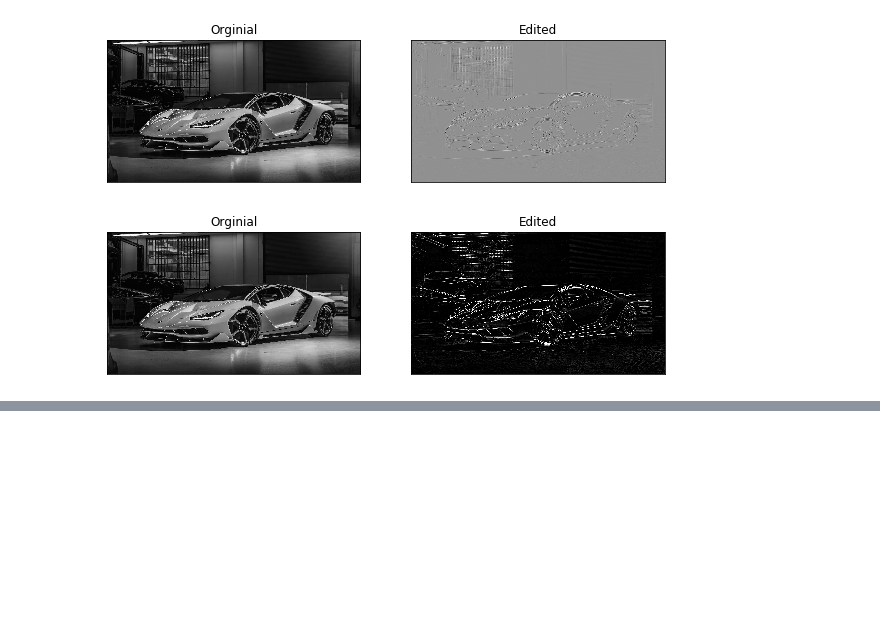
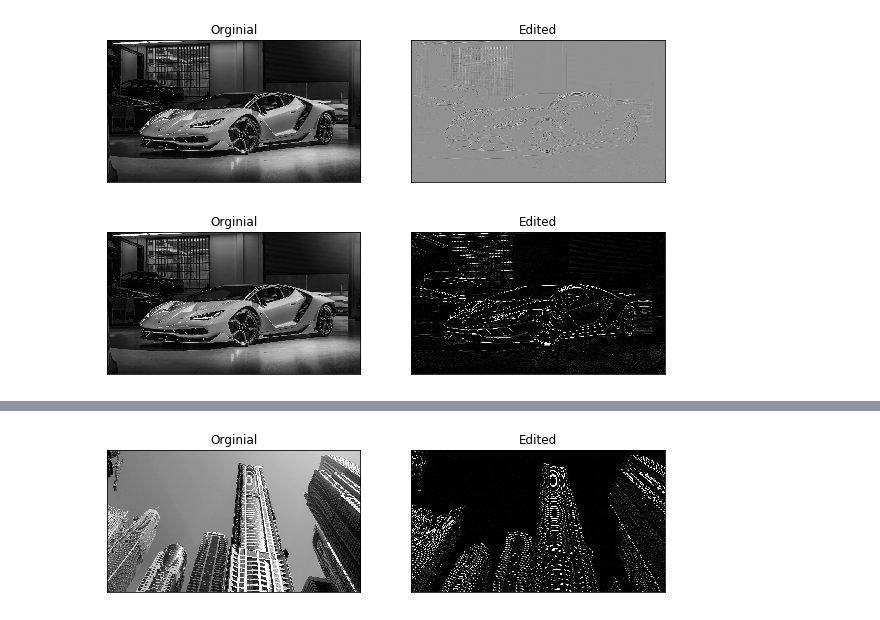
Before and after one commit to jej24/LAB_CLASS_f_espac, a Jupyter notebook: Lab1_class.ipynb, the cells around one changed output, grey strips where cells are left out. Cells and saved outputs as stored; diff of their text form; code cells hidden in the pictures; blank space fills up the shorter version.

```diff
--- a/Lab1_class.ipynb
+++ b/Lab1_class.ipynb
@@ -223,0 +240,14 @@ display22(img, sharpened)
+# %%
+img = cv2.imread("RD.jpg",0)
+
+
+kernel_sharpening = np.array([[-1, -2, -1],
+                              [ 0,  0,  0],
+                              [1,   2,  1]])
+
+#display image
+
+sharpened = cv2.filter2D(img, -1, kernel_sharpening)
+display22(img, sharpened)
+# %% [output]
+[figure, added]
```
Also changed, not shown: parts of 3 cells of this notebook.
